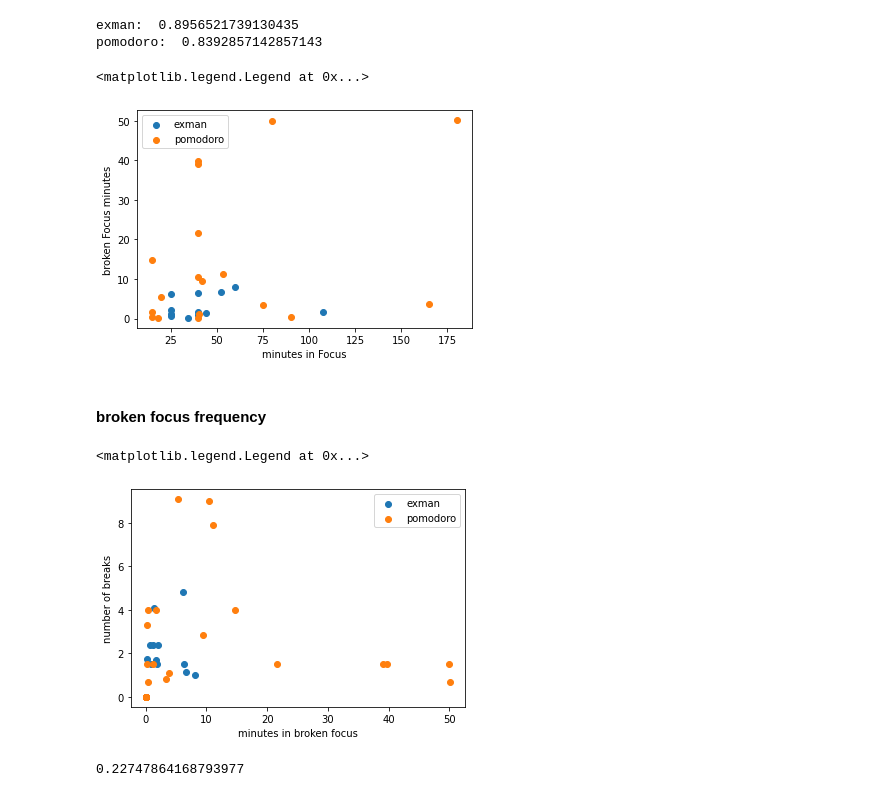
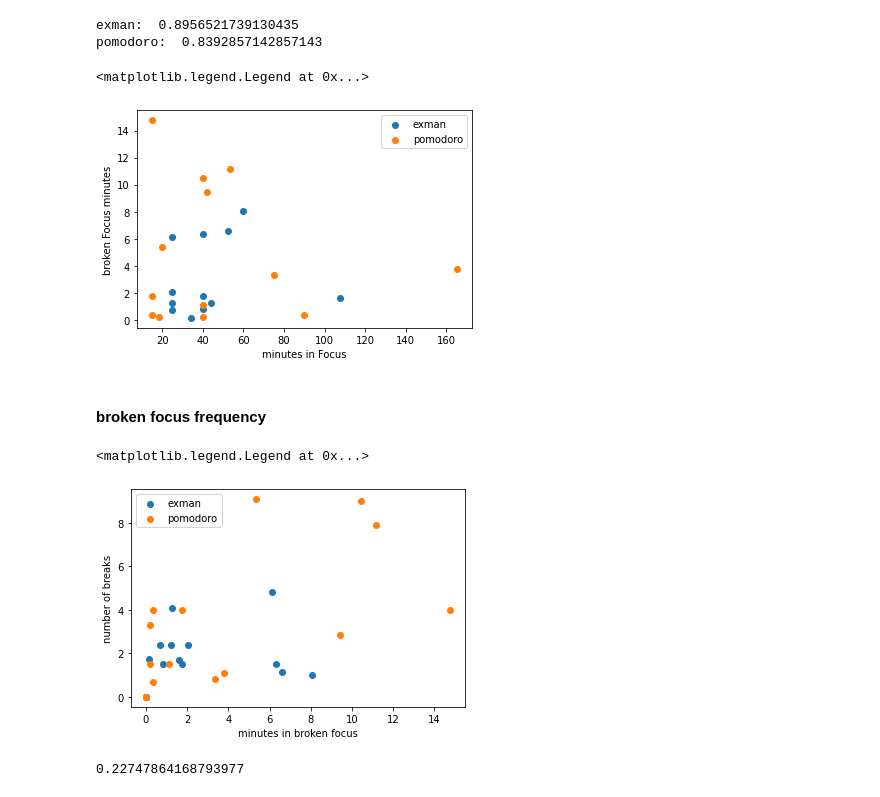
Before and after one commit to lutharsanen/exman-study-analysis, a Jupyter notebook: Exman-Analysis.ipynb, the cells around one changed output. Cells and saved outputs as stored; diff of their text form; code cells hidden in the pictures.

```diff
--- a/Exman-Analysis.ipynb
+++ b/Exman-Analysis.ipynb
@@ -232,13 +232,14 @@ exman:  0.8956521739130435
 pomodoro:  0.8392857142857143
 # %%
 plt.scatter(exman[exman["brokenFocus"] != 0]['minutesInFocus'],exman[exman["brokenFocus"] != 0]['brokenFocus'],label="exman")
-plt.scatter(pomodoro[pomodoro["brokenFocus"] != 0]['minutesInFocus'],pomodoro[pomodoro["brokenFocus"] != 0]['brokenFocus'], label="pomodoro")
+plt.scatter(pomodoro.loc[(pomodoro['brokenFocus'] != 0) & (pomodoro['brokenFocus']< 16.5)]['minutesInFocus'],
+            pomodoro.loc[(pomodoro['brokenFocus'] != 0) & (pomodoro['brokenFocus']< 16.5)]['brokenFocus'], label="pomodoro")
 plt.xlabel("minutes in Focus")
 plt.ylabel("broken Focus minutes")
 plt.legend()
 # %% [output]
 <matplotlib.legend.Legend at 0x...>
-[figure, old version]
+[figure, new version]
 # %% [markdown]
 <h4> broken focus frequency </h4>
 # %%
@@ -246,13 +247,14 @@ normalize_data("nrOfBreaks","minutesInFocus","brokenFrequencyPerHour", exman)
 normalize_data("nrOfBreaks","minutesInFocus","brokenFrequencyPerHour", pomodoro)
 # %%
 plt.scatter(exman["brokenFocus"],exman["brokenFrequencyPerHour"],label="exman")
-plt.scatter(pomodoro["brokenFocus"],pomodoro["brokenFrequencyPerHour"], label="pomodoro")
+plt.scatter(pomodoro[pomodoro["brokenFocus"]<16.5]["brokenFocus"],
+            pomodoro[pomodoro["brokenFocus"]<16.5]["brokenFrequencyPerHour"], label="pomodoro")
 plt.xlabel("minutes in broken focus")
 plt.ylabel("number of breaks")
 plt.legend()
 # %% [output]
 <matplotlib.legend.Legend at 0x...>
-[figure, old version]
+[figure, new version]
 # %%
 exman["brokenFrequencyPerHour"].mean()
 # %% [output]
```
Also changed, not shown: 1 other file.
